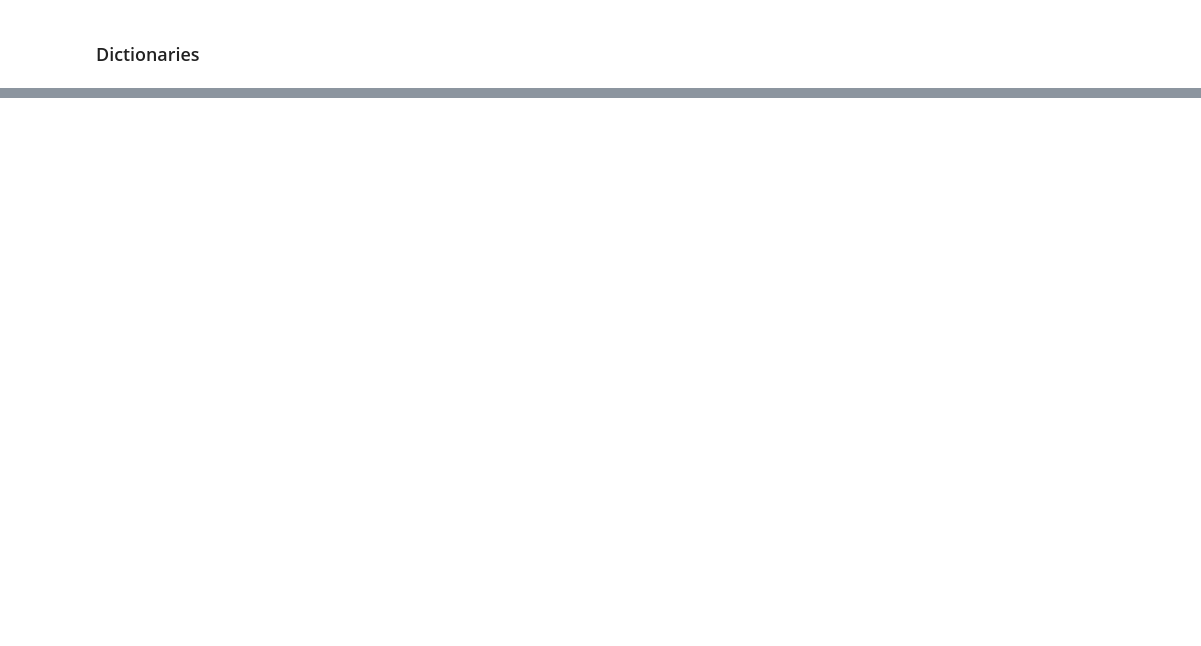
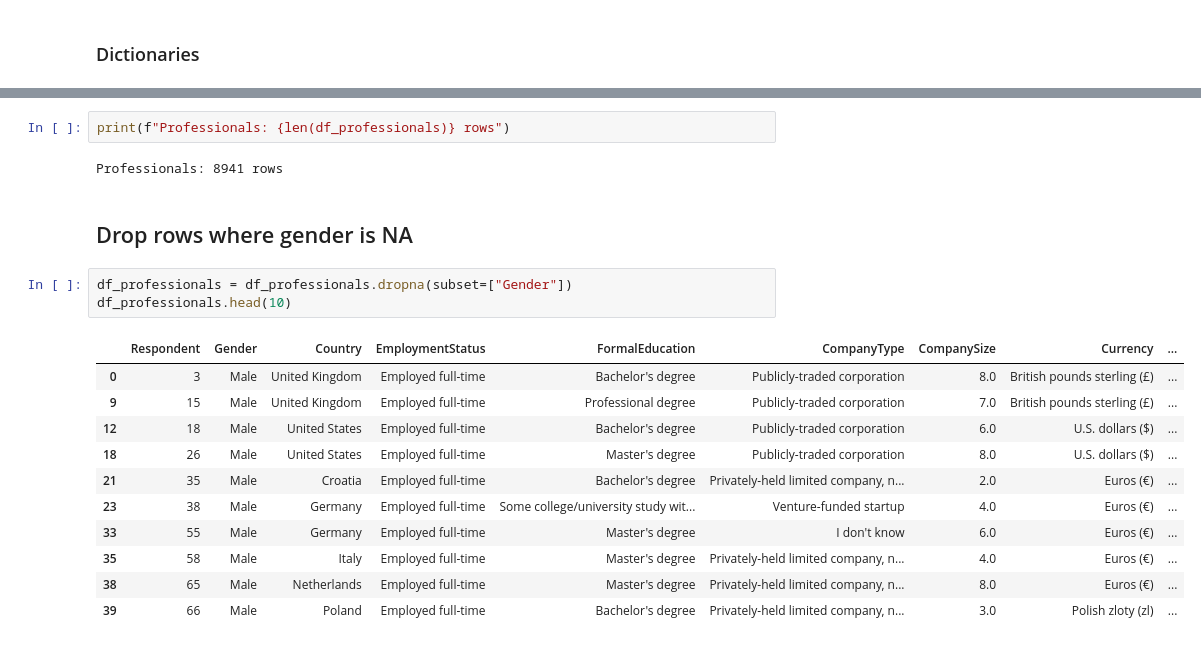
Before and after one commit to codemaster004/DataMiningStackOverflow, a Jupyter notebook: notebooks/data_cleaning.ipynb, the cells around one changed output, grey strips where cells are left out. Saved outputs shown, nothing was run; the diff lists cells and outputs as text; blank space fills up the shorter version.

```diff
--- a/notebooks/data_cleaning.ipynb
+++ b/notebooks/data_cleaning.ipynb
@@ -180,0 +228,21 @@ df_professionals.head(10)
+# %%
+print(f"Professionals: {len(df_professionals)} rows")
+# %% [output]
+Professionals: 8941 rows
+# %% [markdown]
+## Drop rows where gender is NA
+# %%
+df_professionals = df_professionals.dropna(subset=["Gender"])
+df_professionals.head(10)
+# %% [output]
+|  | Respondent | Gender | Country | EmploymentStatus | FormalEducation | CompanyType | CompanySize | Currency | ... |
+| 0 | 3 | Male | United Kingdom | Employed full-time | Bachelor's degree | Publicly-traded corporation | 8.0 | British pounds sterling (£) | ... |
+| 9 | 15 | Male | United Kingdom | Employed full-time | Professional degree | Publicly-traded corporation | 7.0 | British pounds sterling (£) | ... |
+| 12 | 18 | Male | United States | Employed full-time | Bachelor's degree | Publicly-traded corporation | 6.0 | U.S. dollars ($) | ... |
+| 18 | 26 | Male | United States | Employed full-time | Master's degree | Publicly-traded corporation | 8.0 | U.S. dollars ($) | ... |
+| 21 | 35 | Male | Croatia | Employed full-time | Bachelor's degree | Privately-held limited company, n... | 2.0 | Euros (€) | ... |
+| 23 | 38 | Male | Germany | Employed full-time | Some college/university study wit... | Venture-funded startup | 4.0 | Euros (€) | ... |
+| 33 | 55 | Male | Germany | Employed full-time | Master's degree | I don't know | 6.0 | Euros (€) | ... |
+| 35 | 58 | Male | Italy | Employed full-time | Master's degree | Privately-held limited company, n... | 4.0 | Euros (€) | ... |
+| 38 | 65 | Male | Netherlands | Employed full-time | Master's degree | Privately-held limited company, n... | 8.0 | Euros (€) | ... |
+| 39 | 66 | Male | Poland | Employed full-time | Bachelor's degree | Privately-held limited company, n... | 3.0 | Polish zloty (zl) | ... |
```
Also changed, not shown: parts of 12 cells of this notebook.
